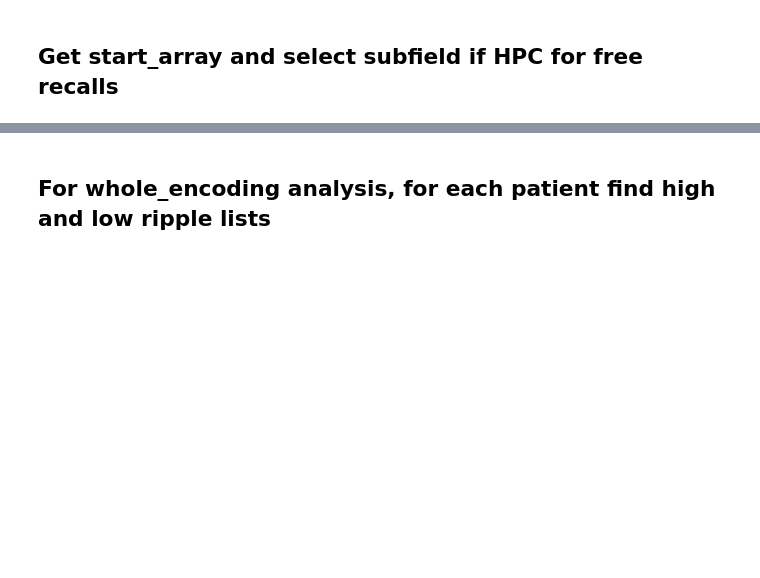
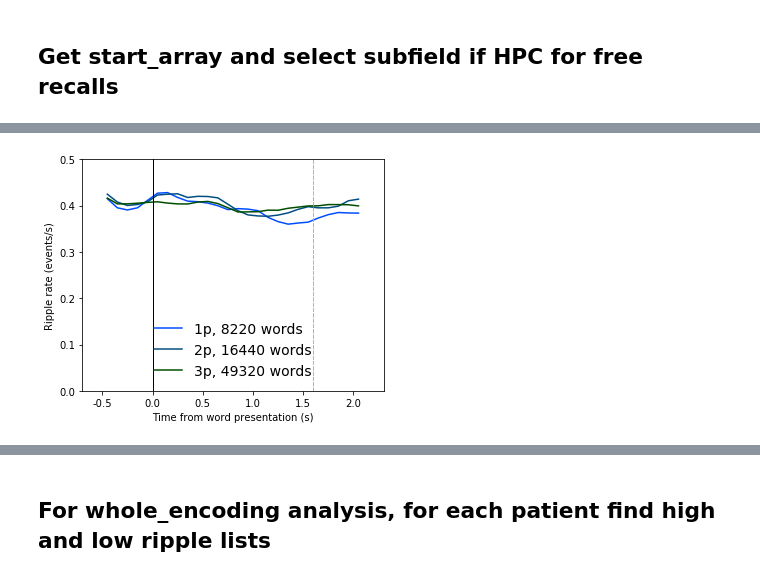
Before and after one commit to jjsakon/SWR, a Jupyter notebook: code/SWRanalysis-encodingLoad.ipynb, the cells around one changed output, grey strips where cells are left out. Cells and saved outputs as stored; diff of their text form; code cells hidden in the pictures; blank space fills up the shorter version.

```diff
--- a/code/SWRanalysis-encodingLoad.ipynb
+++ b/code/SWRanalysis-encodingLoad.ipynb
@@ -524,0 +535,15 @@ Overall ripple rate: 0.421 Hz
+# %%
+%autoreload
+
+select_category_repeat = 0 # 1, 2, 3, 0 # 0 means use all categories. 1:3 mean select only 1st, 2nd, 3rd usage of category
+
+encoding_time = 2300 # actual preentation is 1.6 s + 0.75-1.0 s so keep +700 ms so can plot +500 ms
+pre_encoding_time = -700
+ripple_bin_start_end = [300,1300] # range I'm going to look for ripples for regression of serialpos and category predictors
+
+# first, get array that indicates which of 3 presentations each of these words is within list
+presentation_array = getRepFRPresentationArray(session_name_array,list_num_key,session_events)
+# cannot use session_events.repeats because I have rejiggered the indices
+# (those are saved electrode->list while I'm loading all these arrays as sub_sess->ln.
+# So get repeat_array via sub_sess->ln so it matches
+repeat_array = getRepFRRepeatArray(session_name_array,list_num_key,session_events)
@@ -524,0 +591,84 @@ Overall ripple rate: 0.421 Hz
+# %%
+# Plot for 1p, 2p, and 3p words
+
+%autoreload
+
+# Then bin it for the CIs and plot each
+# then do ME stats on seleted bins and add significance bars if p<0.05
+
+plot_SEs = 0
+
+bin_size = 100 # in ms
+smoothing_triangle = 5 # triangular smoothing window width
+samples = 100
+pad = int(np.floor(smoothing_triangle/2)) # factor is how many points from middle does triangle go?
+sr_factor = 2
+
+# for 1p to 3p
+for category in range(1,4):
+
+    temp_start_array = start_array[repeat_array==category]
+    temp_subject_name_array = subject_name_array[repeat_array==category]
+    temp_session_name_array = session_name_array[repeat_array==category]
+
+    if category == 1:
+        # for plot
+        subplots(1,1,figsize=(5,4))
+        plot_color = (0,0.3,1) #(1,0,0)
+        label = '1p, '+str(len(temp_start_array))+' words'
+#         text(500,0.21,label,usetex=True,size=16,color=plot_color)
+#         text(500,0.18,'Number of trials: '+str(temp_start_array.shape[0]),color=plot_color)
+
+    elif category == 2:
+        label = '2p, '+str(len(temp_start_array))+' words'
+        plot_color = (0,0.3,0.5) #(0.75,0,0)
+    elif category == 3:
+        label = '3p, ' +str(len(temp_start_array))+' words'
+        plot_color = (0,0.3,0.0) # (0.5,0,0)
+
+    # make a PSTH based on start times of SWRs
+
+    PSTH,bin_centers = fullPSTH(temp_start_array,bin_size,smoothing_triangle,sr,pre_encoding_time)
+    # bootstraps error bars by sampling from trials in raster with replacement samples number of
+    # times and then taking the standard deviation across those samples
+#     boot_samples = bootstrap(temp_start_array, bootnum=samples, samples=None, # bootstrap error bars using resampling
+#                    bootfunc=lambda x: bootPSTH(x,binsize,smoothing_triangle,sr,pre_encoding_time))
+#     boot_SD = np.std(boot_samples,0)
+
+    # get binned start array (trials X bins)
+    binned_start_array = binBinaryArray(temp_start_array,bin_size,sr_factor)
+    if pad > 0:
+        binned_start_array = binned_start_array[:,pad:-pad] # remove edge bins
+    print('done making binned start_array with shape:')
+    print(binned_start_array.shape)
+
+    # note that output is the net ± distance from mean
+
+    if (plot_SEs == 1) & (category in [1,4]):
+        SE_plot = getMixedEffectSEs(binned_start_array,temp_subject_name_array,temp_session_name_array)
+        print('SEs created!')
+
+    # plot
+    xr = bin_centers #np.arange(psth_start,psth_end,binsize)
+    xr = xr[pad:-pad];
+
+    plot(xr,PSTH[pad:-pad],color=plot_color,label = label)
+
+    if (plot_SEs == 1) & (category in [0,3]):
+        fill_between(xr, PSTH[pad:-pad]-SE_plot[0,:], PSTH[pad:-pad]+SE_plot[0,:], alpha = 0.3)
+    xticks(np.arange(pre_encoding_time+pad*100,encoding_time-pad*100+1,500),
+           np.arange((pre_encoding_time+pad*100)/1000,(encoding_time-pad*100)/1000+1,500/1000))
+    xlabel('Time from word presentation (s)')
+    ylabel('Ripple rate (events/s)')
+    tight_layout()
+    ax = plt.gca()
+    ylim = 0.5
+    ax.set_ylim(0,ylim)
+    ax.set_xlim(pre_encoding_time,encoding_time)
+    plot([0,0],[ax.get_ylim()[0],ax.get_ylim()[1]],linewidth=1,linestyle='-',color=(0,0,0))
+    plot([1600,1600],[ax.get_ylim()[0],ax.get_ylim()[1]],linewidth=1,linestyle='--',color=(0.7,0.7,0.7))
+
+
+leg = ax.legend(frameon=False,prop={'size': 14},loc='lower center')
+a=1;
+# %% [output]
@@ -524,0 +681 @@ Overall ripple rate: 0.421 Hz
+[figure, added]
```
Also changed, not shown: parts of 13 cells of this notebook, 3 other files.
